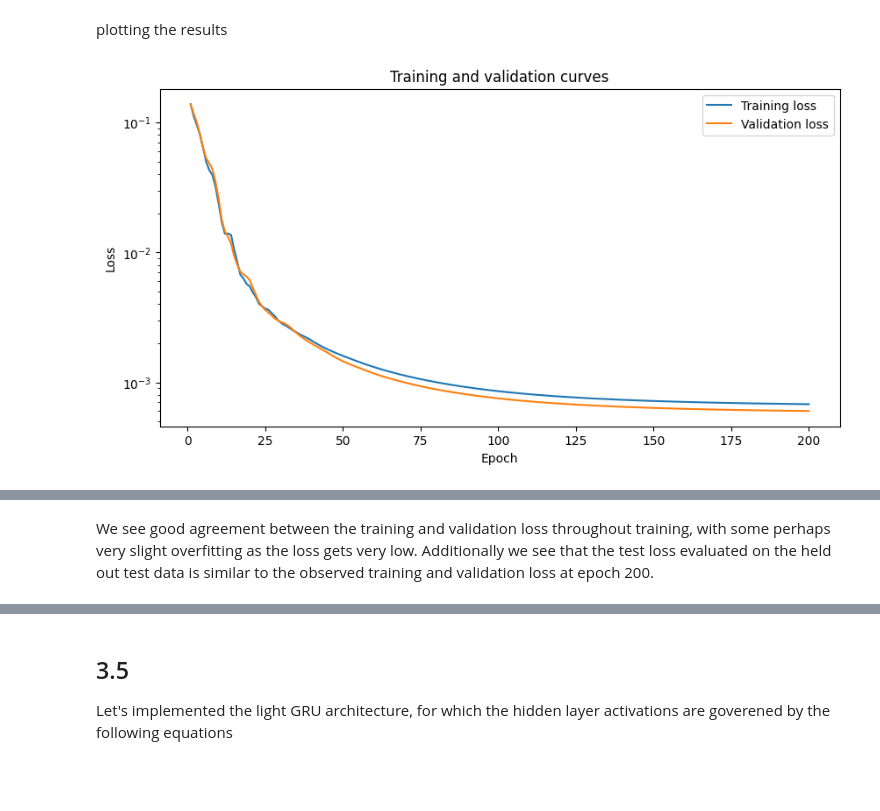
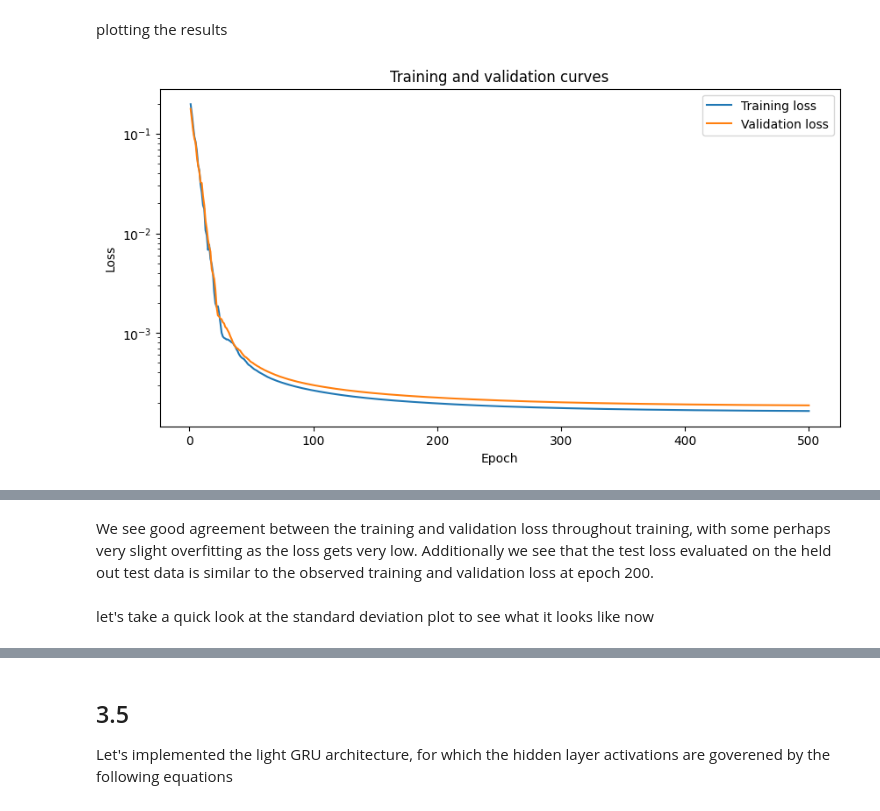
Before and after one commit to ck21706/DDPM_Coursework, a Jupyter notebook: part2_solution_notebook.ipynb, the cells around one changed output, grey strips where cells are left out. Saved outputs shown, nothing was run; the diff lists cells and outputs as text; code cells hidden in the pictures; blank space fills up the shorter version.

```diff
--- a/part2_solution_notebook.ipynb
+++ b/part2_solution_notebook.ipynb
@@ -336,7 +357,7 @@ def train_esn(size, spectral_radius, train_in, train_out):
     return W_in, W, W_out
 # %%
 # training the ESN with a reservoir size of 100 and spectral radius of 0.9
-W_in, W, W_out = train_esn(100, 0.95, train_in=U_train, train_out=X_train)
+W_in, W, W_out = train_esn(50, 0.9, train_in=U_train, train_out=X_train)
 # %% [markdown]
 now let's visualise the predicted displacement trajectories against the actual trajectories for a single timeseries.
 # %%
@@ -644,6 +653,6 @@ Training Script
 # %%
 
-def train_rnn(net: nn.Module, train_data: torch.Tensor, val_data: torch.Tensor, batch_size=32,
+def train_rnn(net: nn.Module, train_in, train_out, val_in, val_out, batch_size=32,
               num_epochs: int = 100, learning_rate: float = 0.01, betas: Tuple = (0.9, 0.999), clip_thresh: float = 1):
     """
     Trains RNN based net model for num_epochs epochs, using BPTT with cross entropy loss and Adam optimizer.
@@ -653,11 +662,14 @@ def train_rnn(net: nn.Module, train_data: torch.Tensor, val_data: torch.Tensor,
     args:
     -----
     net: nn.Module - RNN network to train
-    train_data: ndarray - training data with shape (batch_size, seq_len, input_size)
-    val_data: ndarray - validation data with shape (batch_size, seq_len, input_size)
+    train_in: torch.Tensor - input training data (batch, time, features)
+    train_out: torch.Tensor - output training data (batch, time, features)
+    val_in: torch.Tensor - input validation data (batch, time, features)
+    val_out: torch.Tensor - output validation data (batch, time, features)
 
     optional:
     ---------
+    batch_size: int - batch size for training. Default is 32
     num_epochs: int - number of epochs to train the model for. Default is 100
     learning_rate: float - learning rate for the Adam optimizer. Default is 0.001
     betas: Tuple - betas for the Adam optimizer. Default is (0.9, 0.999)
@@ -683,8 +695,8 @@ def train_rnn(net: nn.Module, train_data: torch.Tensor, val_data: torch.Tensor,
                     'epoch': []}
 
     # determining the number of batches per epoch
-    batches = train_data.shape[0] // batch_size
-    if train_data.shape[0] % batch_size > 0:
+    batches = train_in.shape[0] // batch_size
+    if train_in.shape[0] % batch_size > 0:
         batches += 1
 
     best_model = None
@@ -692,8 +704,10 @@ def train_rnn(net: nn.Module, train_data: torch.Tensor, val_data: torch.Tensor,
 
     # moving everything to the same device
     net = net.to(DEVICE)
-    train_data = train_data.to(DEVICE)
-    val_data = val_data.to(DEVICE)
+    train_in = train_in.to(DEVICE)
+    train_out = train_out.to(DEVICE)
+    val_in = val_in.to(DEVICE)
+    val_out = val_out.to(DEVICE)
 
     # training loop using BPTT
     for epoch in range(num_epochs):
@@ -704,13 +718,15 @@ def train_rnn(net: nn.Module, train_data: torch.Tensor, val_data: torch.Tensor,
             optimizer.zero_grad() # zeroing gradients before each forward pass to avoid accumulation
 
             # getting the current batch from the training data
-            train_batch = train_data[batch*batch_size:(batch+1)*batch_size, :, :]
+            train_in_batch = train_in[batch*batch_size:(batch+1)*batch_size, :, :]
+            train_out_batch = train_out[batch*batch_size:(batch+1)*batch_size, :, :]
+
             # skipping last sequence element for prediction
-            output = net(train_batch[:, :-1, :]) # output shape should be (batch_size, seq_len, output_size)
-            assert output.shape == train_batch[:, 1:, :].shape, f'output shape: {output.shape}, target shape: {train_batch[:, 1:, :].shape} mismatch'
+            train_pred = net(train_in_batch) # output shape should be (batch_size, seq_len, output_size)
+            assert train_pred.shape == train_out_batch.shape, f'Output shape: {train_pred.shape}, target shape: {train_out_batch.shape}'
 
             # calculating loss and backpropagating
-            loss = criterion(output, train_batch[:, 1:, :]) # skipping first element to get target sequence
+            loss = criterion(train_pred, train_out_batch) # skipping first element to get target sequence
 
             loss.backward()
             # implementing gradient clipping before stepping the optimizer
@@ -720,8 +736,8 @@ def train_rnn(net: nn.Module, train_data: torch.Tensor, val_data: torch.Tensor,
         # validation phase
         net.eval()
         with torch.no_grad():
-            val_output_logits = net(val_data[:, :-1, :])
-            val_loss = criterion(val_output_logits, val_data[:, 1:, :])
+            val_pred = net(val_in)
+            val_loss = criterion(val_pred, val_out)
 
         # stepping the learning rate scheduler
         training_log['learning_rate'].append(scheduler.get_last_lr()[0])
@@ -749,5 +765,5 @@ training a vanilla RNN using the script above
 # %%
-vanilla_rnn = RNN_Net(input_size=2, hidden_size=20, output_size=2)
-vanilla_rnn, training_log = train_rnn(vanilla_rnn, U_train, val_data, num_epochs=200, learning_rate=0.01, batch_size=32)
+vanilla_rnn = RNN_Net(input_size=2, hidden_size=20, output_size=1)
+vanilla_rnn, training_log = train_rnn(vanilla_rnn, U_train, X_train, U_val, X_val, num_epochs=500, learning_rate=0.01, batch_size=32)
 # %% [output]
 --------------------------------
@@ -783,13 +799,12 @@ def visualise_training_log(training_log):
 # %%
 visualise_training_log(training_log)
 
 # getting the testing loss
-test_data = U_test.to(DEVICE)
 vanilla_rnn.eval()
 with torch.no_grad():
-    test_output = vanilla_rnn(test_data[:, :-1, :])
-    test_loss = nn.MSELoss()(test_output, test_data[:, 1:, :])
+    test_output = vanilla_rnn(U_test.to(DEVICE))
+    test_loss = nn.MSELoss()(test_output, X_test.to(DEVICE))
 
 print(f'Test loss: {test_loss.item()}')
 # %% [output]
-[figure, old version]
+[figure, new version]
@@ -797,2 +812,4 @@ Test loss: 0.0006999776815064251
 # %% [markdown]
 We see good agreement between the training and validation loss throughout training, with some perhaps very slight overfitting as the loss gets very low. Additionally we see that the test loss evaluated on the held out test data is similar to the observed training and validation loss at epoch 200.
+# %% [markdown]
+let's take a quick look at the standard deviation plot to see what it looks like now
```
Also changed, not shown: parts of 35 cells of this notebook, 1 other file.
